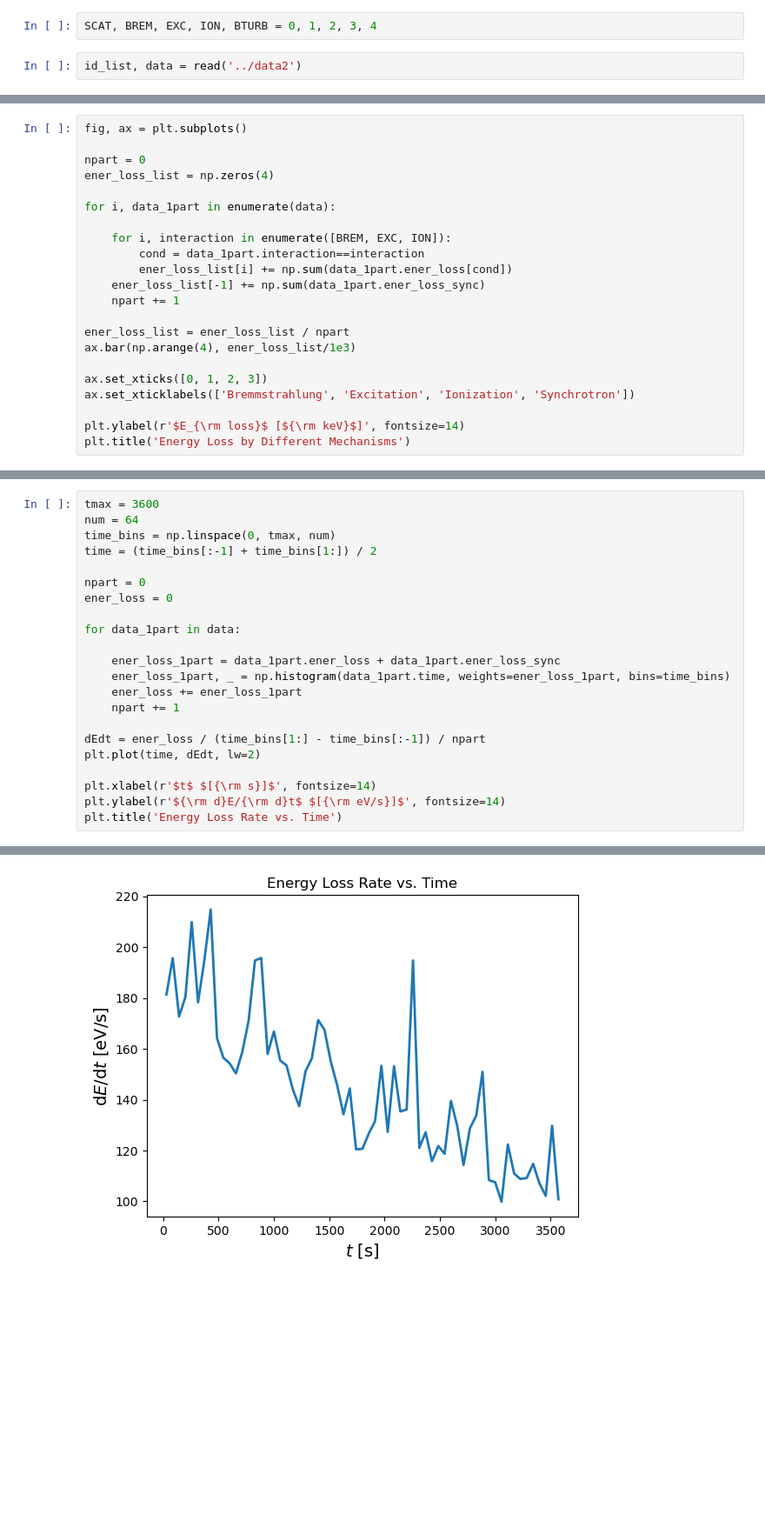
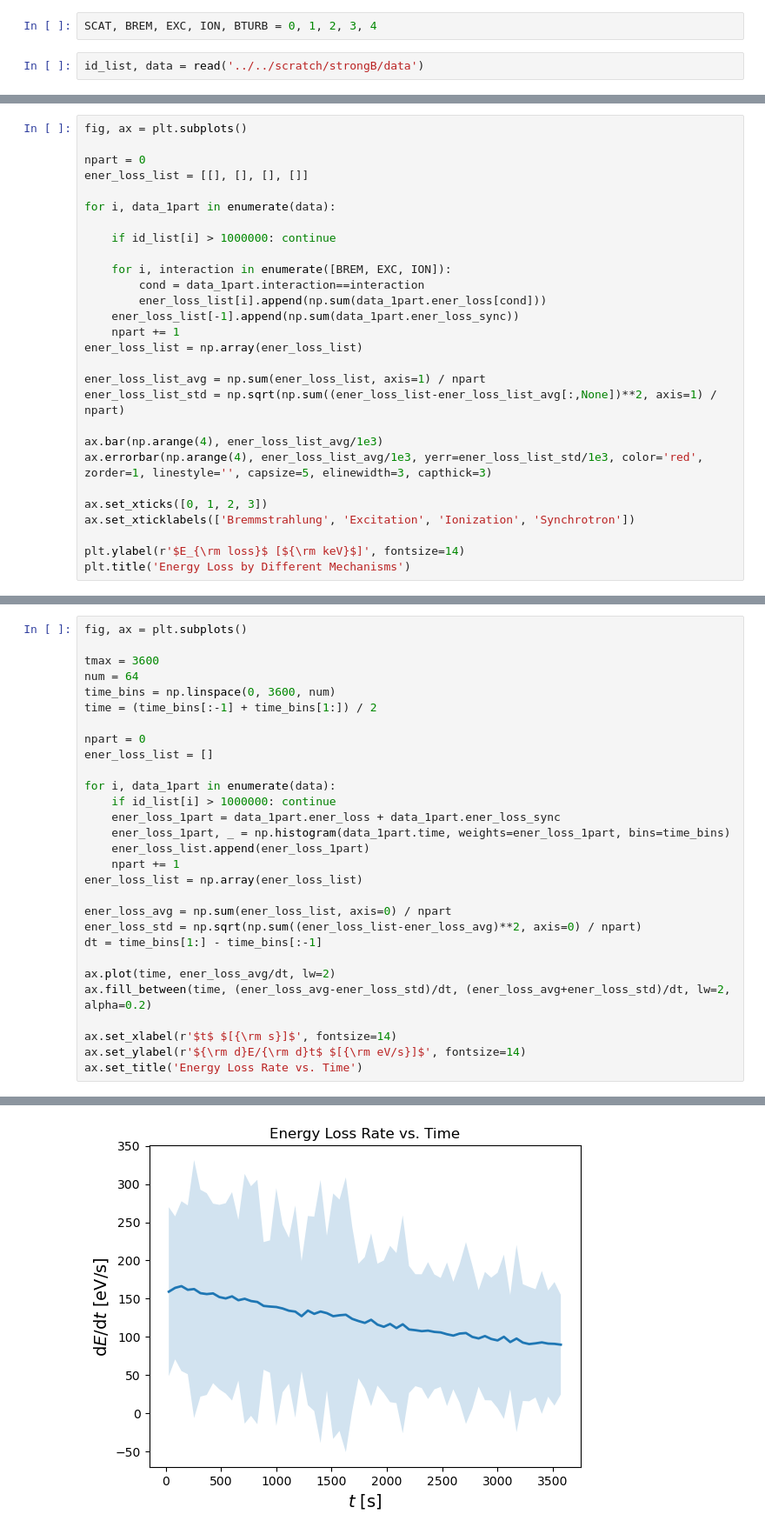
Before and after one commit to zandalman/thunderstorm, a Jupyter notebook: utils/pp.ipynb, the cells around one changed output, grey strips where cells are left out. Shown: that part at 87% size. Saved outputs shown, nothing was run; the diff lists cells and outputs as text; blank space fills up the shorter version.

```diff
--- a/utils/pp.ipynb
+++ b/utils/pp.ipynb
@@ -8,5 +9,5 @@ from pp import read, plot_traj
 # %%
 SCAT, BREM, EXC, ION, BTURB = 0, 1, 2, 3, 4
 # %%
-id_list, data = read('../data2')
+id_list, data = read('../../scratch/strongB/data')
 # %%
@@ -20,18 +21,24 @@ plot_traj(data[idx], var_c=data[idx].ener, unit_c=1e3, cbar_label=r'$E$ [${\rm k
 fig, ax = plt.subplots()
 
 npart = 0
-ener_loss_list = np.zeros(4)
+ener_loss_list = [[], [], [], []]
 
 for i, data_1part in enumerate(data):
 
+    if id_list[i] > 1000000: continue
+
     for i, interaction in enumerate([BREM, EXC, ION]):
         cond = data_1part.interaction==interaction
-        ener_loss_list[i] += np.sum(data_1part.ener_loss[cond])
-    ener_loss_list[-1] += np.sum(data_1part.ener_loss_sync)
+        ener_loss_list[i].append(np.sum(data_1part.ener_loss[cond]))
+    ener_loss_list[-1].append(np.sum(data_1part.ener_loss_sync))
     npart += 1
+ener_loss_list = np.array(ener_loss_list)
 
-ener_loss_list = ener_loss_list / npart
-ax.bar(np.arange(4), ener_loss_list/1e3)
+ener_loss_list_avg = np.sum(ener_loss_list, axis=1) / npart
+ener_loss_list_std = np.sqrt(np.sum((ener_loss_list-ener_loss_list_avg[:,None])**2, axis=1) / npart)
+
+ax.bar(np.arange(4), ener_loss_list_avg/1e3)
+ax.errorbar(np.arange(4), ener_loss_list_avg/1e3, yerr=ener_loss_list_std/1e3, color='red', zorder=1, linestyle='', capsize=5, elinewidth=3, capthick=3)
 
 ax.set_xticks([0, 1, 2, 3])
 ax.set_xticklabels(['Bremmstrahlung', 'Excitation', 'Ionization', 'Synchrotron'])
@@ -93,26 +109,33 @@ Text(0.5, 1.0, 'Spectrum of Secondary Electrons Produced by Ionization')
 # %%
+fig, ax = plt.subplots()
+
 tmax = 3600
 num = 64
-time_bins = np.linspace(0, tmax, num)
+time_bins = np.linspace(0, 3600, num)
 time = (time_bins[:-1] + time_bins[1:]) / 2
 
 npart = 0
-ener_loss = 0
+ener_loss_list = []
 
-for data_1part in data:
-
+for i, data_1part in enumerate(data):
+    if id_list[i] > 1000000: continue
     ener_loss_1part = data_1part.ener_loss + data_1part.ener_loss_sync
     ener_loss_1part, _ = np.histogram(data_1part.time, weights=ener_loss_1part, bins=time_bins)
-    ener_loss += ener_loss_1part
+    ener_loss_list.append(ener_loss_1part)
     npart += 1
+ener_loss_list = np.array(ener_loss_list)
 
-dEdt = ener_loss / (time_bins[1:] - time_bins[:-1]) / npart
-plt.plot(time, dEdt, lw=2)
+ener_loss_avg = np.sum(ener_loss_list, axis=0) / npart
+ener_loss_std = np.sqrt(np.sum((ener_loss_list-ener_loss_avg)**2, axis=0) / npart)
+dt = time_bins[1:] - time_bins[:-1]
 
-plt.xlabel(r'$t$ $[{\rm s}]$', fontsize=14)
-plt.ylabel(r'${\rm d}E/{\rm d}t$ $[{\rm eV/s}]$', fontsize=14)
-plt.title('Energy Loss Rate vs. Time')
+ax.plot(time, ener_loss_avg/dt, lw=2)
+ax.fill_between(time, (ener_loss_avg-ener_loss_std)/dt, (ener_loss_avg+ener_loss_std)/dt, lw=2, alpha=0.2)
+
+ax.set_xlabel(r'$t$ $[{\rm s}]$', fontsize=14)
+ax.set_ylabel(r'${\rm d}E/{\rm d}t$ $[{\rm eV/s}]$', fontsize=14)
+ax.set_title('Energy Loss Rate vs. Time')
 # %% [output]
 Text(0.5, 1.0, 'Energy Loss Rate vs. Time')
-[figure, old version]
+[figure, new version]
 # %%
```
Also changed, not shown: parts of 6 cells of this notebook, 4 other files.
